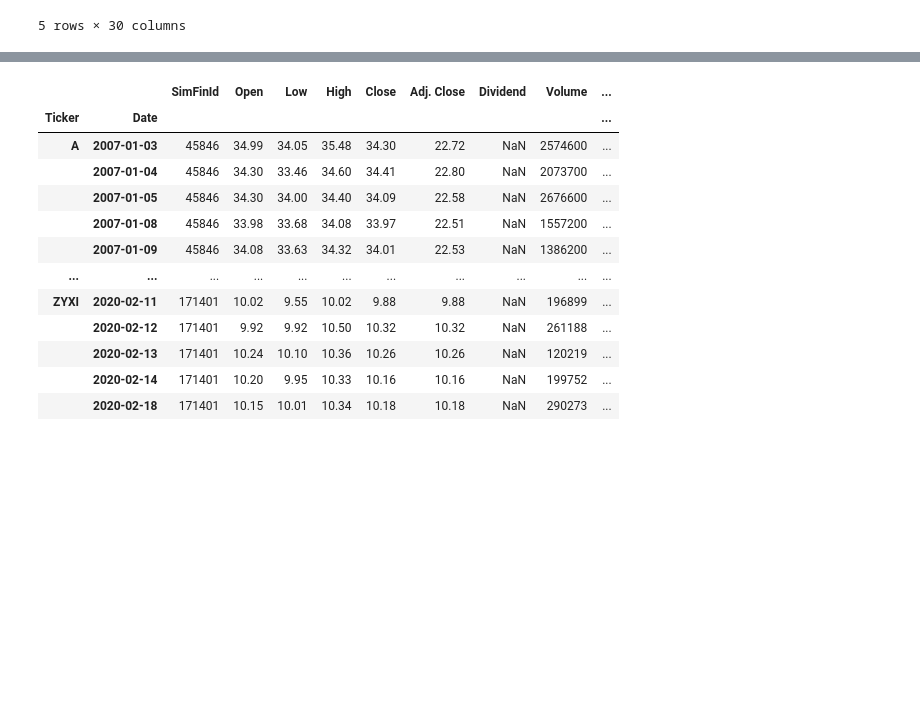
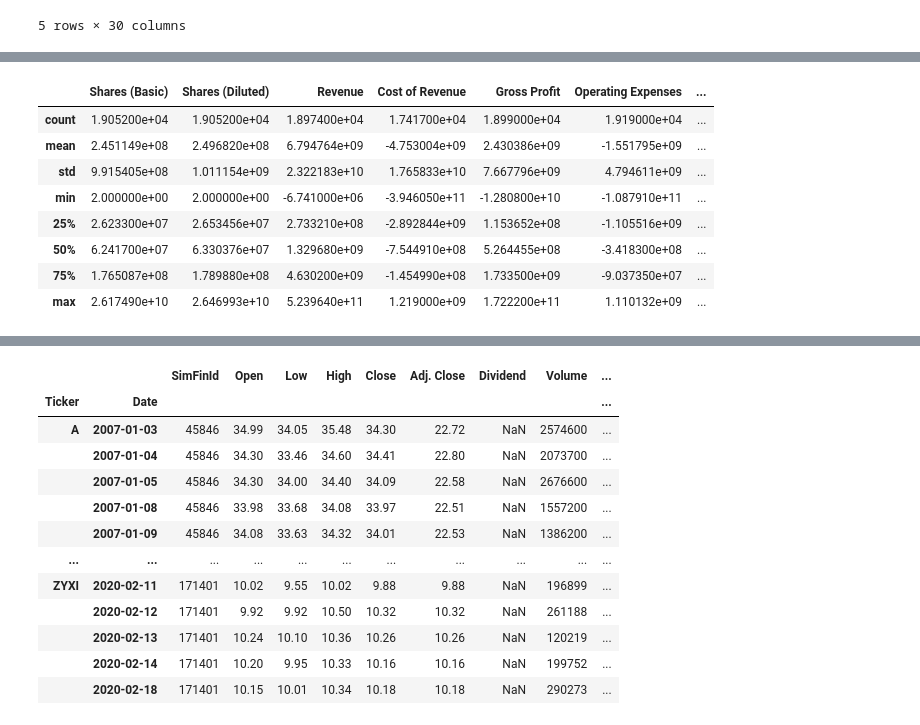
Before and after one commit to MuayThaiLegz/ScientificMethod_ForInvesting-, a Jupyter notebook: barrnun.ipynb, the cells around one changed output, grey strips where cells are left out. Cells and saved outputs as stored; diff of their text form; code cells hidden in the pictures; blank space fills up the shorter version.

```diff
--- a/barrnun.ipynb
+++ b/barrnun.ipynb
@@ -357,0 +197,12 @@ income_annual
+# %%
+income_annual.describe()
+# %% [output]
+|  | Shares (Basic) | Shares (Diluted) | Revenue | Cost of Revenue | Gross Profit | Operating Expenses | ... |
+| count | 1.905200e+04 | 1.905200e+04 | 1.897400e+04 | 1.741700e+04 | 1.899000e+04 | 1.919000e+04 | ... |
+| mean | 2.451149e+08 | 2.496820e+08 | 6.794764e+09 | -4.753004e+09 | 2.430386e+09 | -1.551795e+09 | ... |
+| std | 9.915405e+08 | 1.011154e+09 | 2.322183e+10 | 1.765833e+10 | 7.667796e+09 | 4.794611e+09 | ... |
+| min | 2.000000e+00 | 2.000000e+00 | -6.741000e+06 | -3.946050e+11 | -1.280800e+10 | -1.087910e+11 | ... |
+| 25% | 2.623300e+07 | 2.653456e+07 | 2.733210e+08 | -2.892844e+09 | 1.153652e+08 | -1.105516e+09 | ... |
+| 50% | 6.241700e+07 | 6.330376e+07 | 1.329680e+09 | -7.544910e+08 | 5.264455e+08 | -3.418300e+08 | ... |
+| 75% | 1.765087e+08 | 1.789880e+08 | 4.630200e+09 | -1.454990e+08 | 1.733500e+09 | -9.037350e+07 | ... |
+| max | 2.617490e+10 | 2.646993e+10 | 5.239640e+11 | 1.219000e+09 | 1.722200e+11 | 1.110132e+09 | ... |
```
Also changed, not shown: parts of 66 cells of this notebook.
